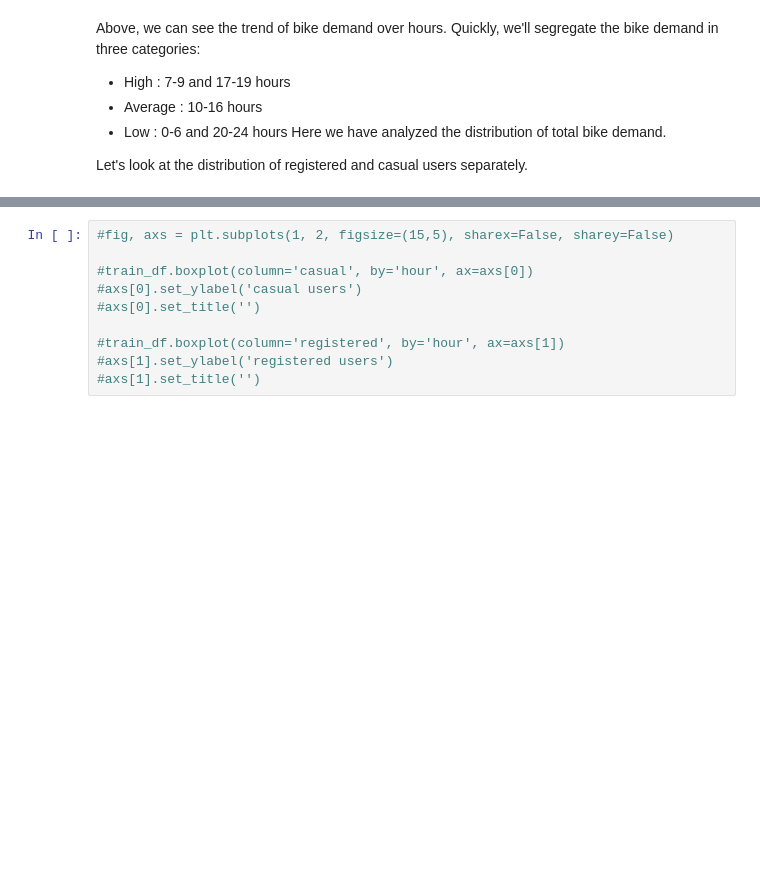
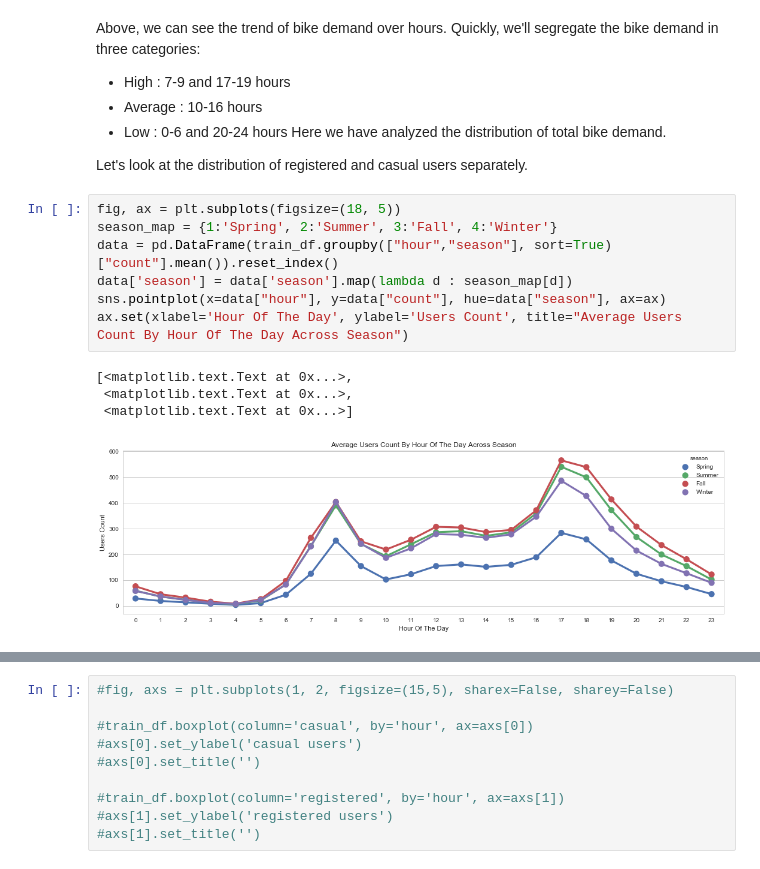
Before and after one commit to LinuxAI-PKU/ml-workspace, a Jupyter notebook: kaggle-bike-sharing-demand/kaggle-bike-sharing-demand.ipynb, the cells around one changed output, grey strips where cells are left out. Drawn from its saved outputs; the diff is of its cells as text; blank space fills up the shorter version.

```diff
--- a/kaggle-bike-sharing-demand/kaggle-bike-sharing-demand.ipynb
+++ b/kaggle-bike-sharing-demand/kaggle-bike-sharing-demand.ipynb
@@ -350,3 +336,15 @@ Above, we can see the trend of bike demand over hours. Quickly, we'll segregate
 Here we have analyzed the distribution of total bike demand.
 
 Let's look at the distribution of registered and casual users separately.
+# %%
+fig, ax = plt.subplots(figsize=(18, 5))
+season_map = {1:'Spring', 2:'Summer', 3:'Fall', 4:'Winter'}
+data = pd.DataFrame(train_df.groupby(["hour","season"], sort=True)["count"].mean()).reset_index()
+data['season'] = data['season'].map(lambda d : season_map[d])
+sns.pointplot(x=data["hour"], y=data["count"], hue=data["season"], ax=ax)
+ax.set(xlabel='Hour Of The Day', ylabel='Users Count', title="Average Users Count By Hour Of The Day Across Season")
+# %% [output]
+[<matplotlib.text.Text at 0x...>,
+ <matplotlib.text.Text at 0x...>,
+ <matplotlib.text.Text at 0x...>]
+[figure, added]
```
Also changed, not shown: parts of 7 cells of this notebook.
